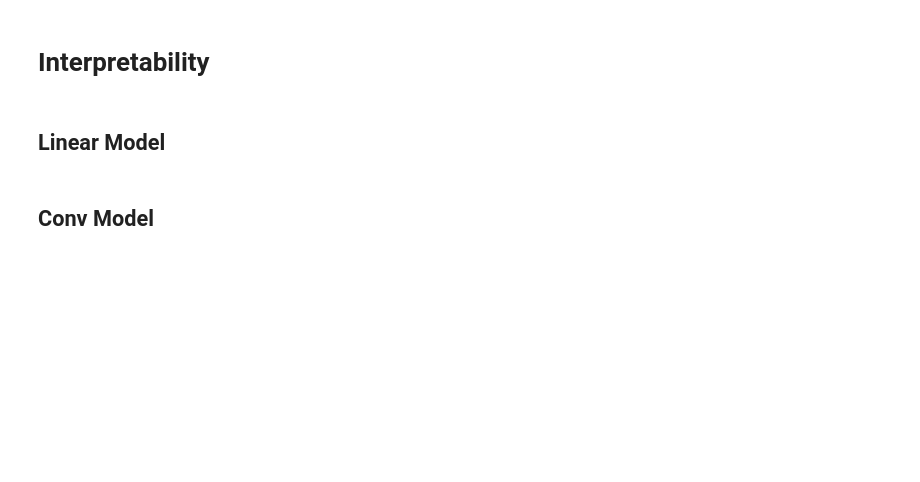
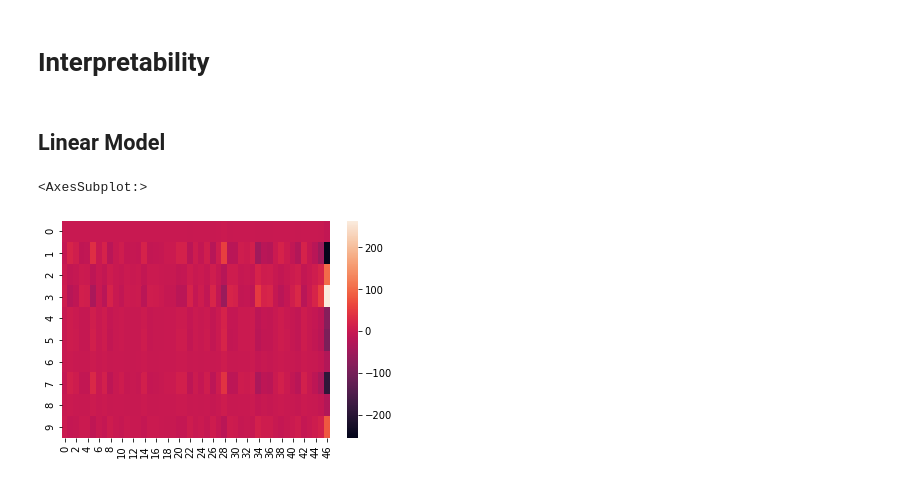
Before and after one commit to ArpiS/nested-policy-rl, a Jupyter notebook: simulated_fqi/models/contrastive_nn.ipynb, the cells around one changed output. Saved outputs shown, nothing was run; the diff lists cells and outputs as text; code cells hidden in the pictures; blank space fills up the shorter version.

```diff
--- a/simulated_fqi/models/contrastive_nn.ipynb
+++ b/simulated_fqi/models/contrastive_nn.ipynb
@@ -196,3 +178,3 @@ model.fc2.weight
 # %%
-bg_weights = model.fc2.weight[0][:5]
-fg_weights = model.fc2.weight[0][5:]
+shared_weights = model.shared.weight
+fg_weights = model.fg.weight
@@ -202,2 +180,0 @@ sns.heatmap([bg_weights.detach().cpu().numpy(), fg_weights.detach().cpu().numpy(
-# %% [markdown]
-## Conv Model
@@ -206,2 +181,5 @@ np.squeeze(model.conv1.weight).shape
 # %%
-sns.heatmap(np.squeeze(model.conv1.weight.detach().cpu().numpy()))
+sns.heatmap(fg_weights.detach().cpu().numpy())
+# %% [output]
+<AxesSubplot:>
+[figure, added]
```
Also changed, not shown: parts of 9 cells of this notebook.
